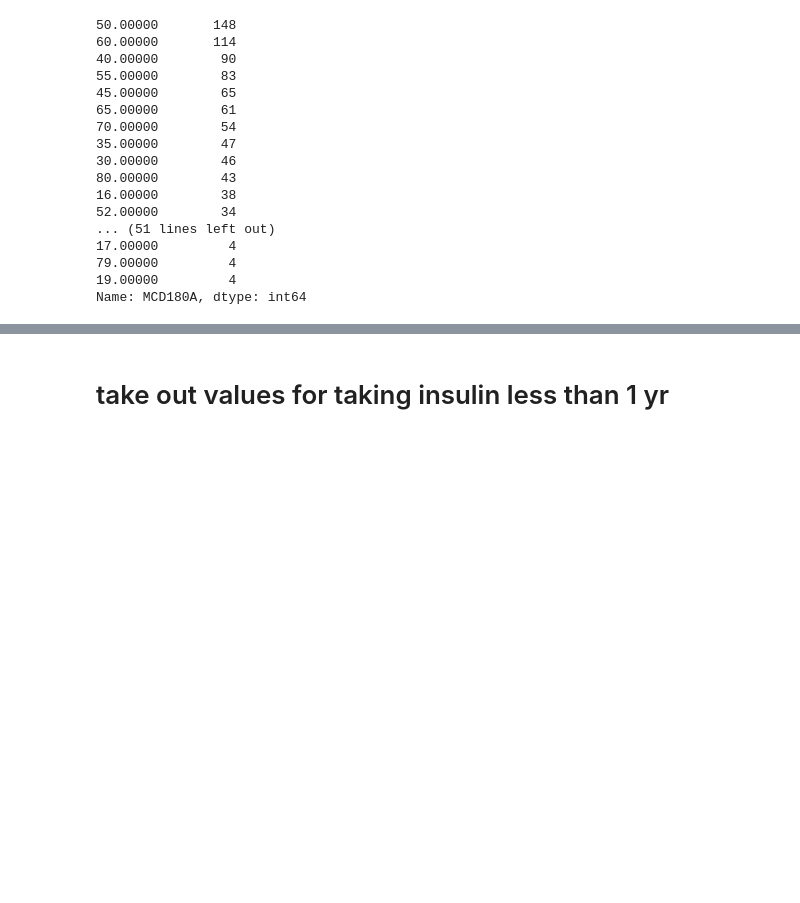
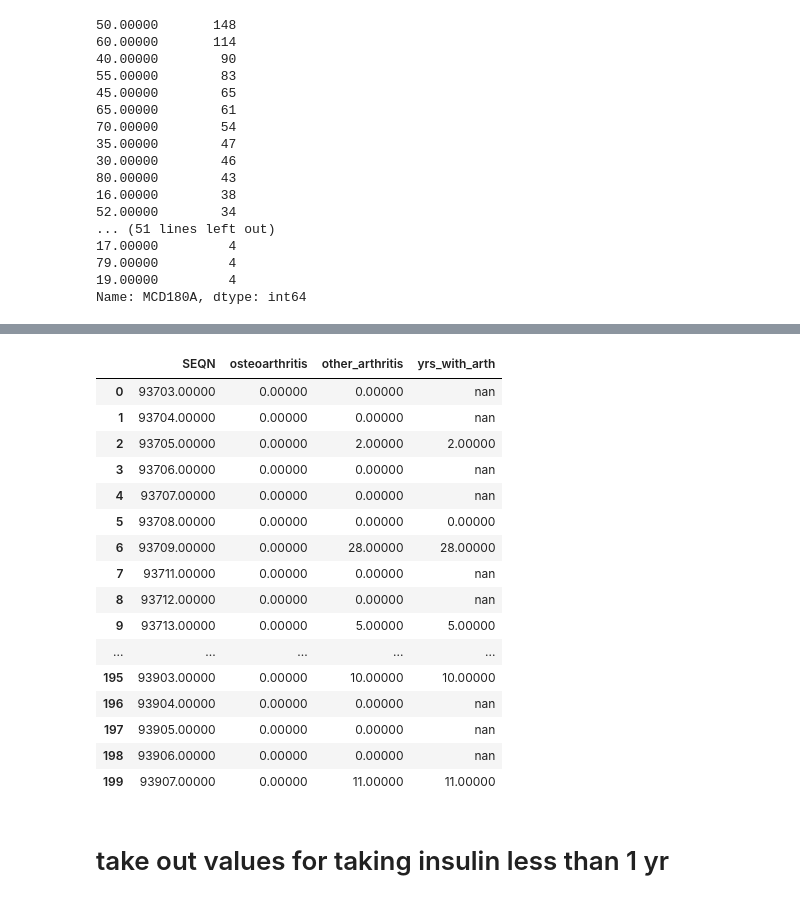
Before and after one commit to lilisbeit/Preventing-Hospitalizations, a Jupyter notebook: Untitled4.ipynb, the cells around one changed output, grey strips where cells are left out. Saved outputs shown, nothing was run; the diff lists cells and outputs as text; code cells hidden in the pictures; blank space fills up the shorter version.

```diff
--- a/Untitled4.ipynb
+++ b/Untitled4.ipynb
@@ -461,3 +478,22 @@ sns.histplot(arthritis_6['yrs_with_arth'])
 # %%
-arthritis_6.loc[arthritis_6['osteoarthritis'] == 1, 'osteoarthritis'] = arthritis_6['yrs_with_arth']
-arthritis_6.loc[arthritis_6['other_arthritis'] == 1, 'other_arthritis'] = arthritis_6['yrs_with_arth']
+arthritis_5.loc[arthritis_5['osteoarthritis'] == 1, 'osteoarthritis'] = arthritis_5['yrs_with_arth']
+arthritis_5.loc[arthritis_5['other_arthritis'] == 1, 'other_arthritis'] = arthritis_5['yrs_with_arth']
+arthritis_5.head(200)
+# %% [output]
+|  | SEQN | osteoarthritis | other_arthritis | yrs_with_arth |
+| 0 | 93703.00000 | 0.00000 | 0.00000 | nan |
+| 1 | 93704.00000 | 0.00000 | 0.00000 | nan |
+| 2 | 93705.00000 | 0.00000 | 2.00000 | 2.00000 |
+| 3 | 93706.00000 | 0.00000 | 0.00000 | nan |
+| 4 | 93707.00000 | 0.00000 | 0.00000 | nan |
+| 5 | 93708.00000 | 0.00000 | 0.00000 | 0.00000 |
+| 6 | 93709.00000 | 0.00000 | 28.00000 | 28.00000 |
+| 7 | 93711.00000 | 0.00000 | 0.00000 | nan |
+| 8 | 93712.00000 | 0.00000 | 0.00000 | nan |
+| 9 | 93713.00000 | 0.00000 | 5.00000 | 5.00000 |
+| ... | ... | ... | ... | ... |
+| 195 | 93903.00000 | 0.00000 | 10.00000 | 10.00000 |
+| 196 | 93904.00000 | 0.00000 | 0.00000 | nan |
+| 197 | 93905.00000 | 0.00000 | 0.00000 | nan |
+| 198 | 93906.00000 | 0.00000 | 0.00000 | nan |
+| 199 | 93907.00000 | 0.00000 | 11.00000 | 11.00000 |
```
Also changed, not shown: parts of 23 cells of this notebook, 1 other file.
